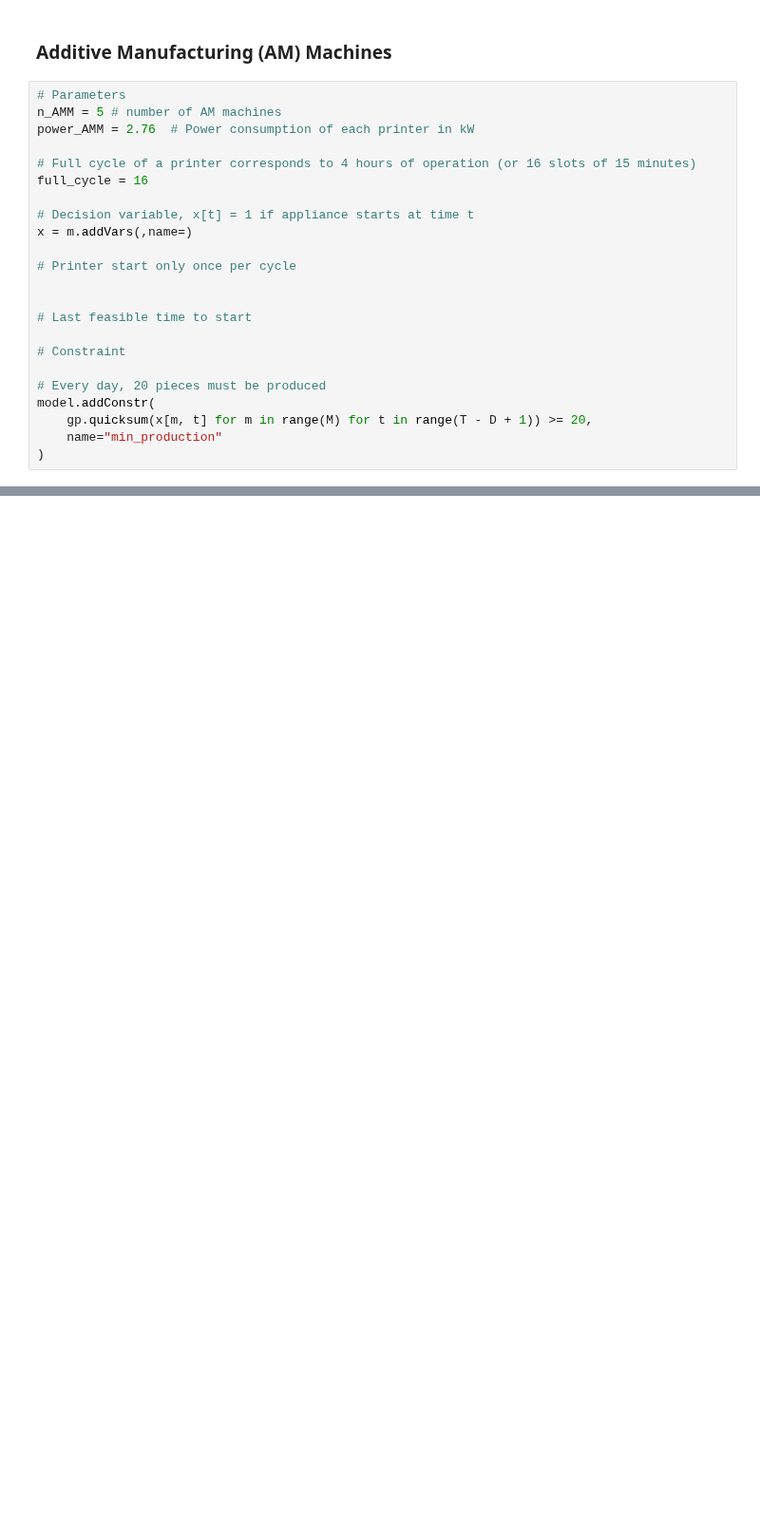
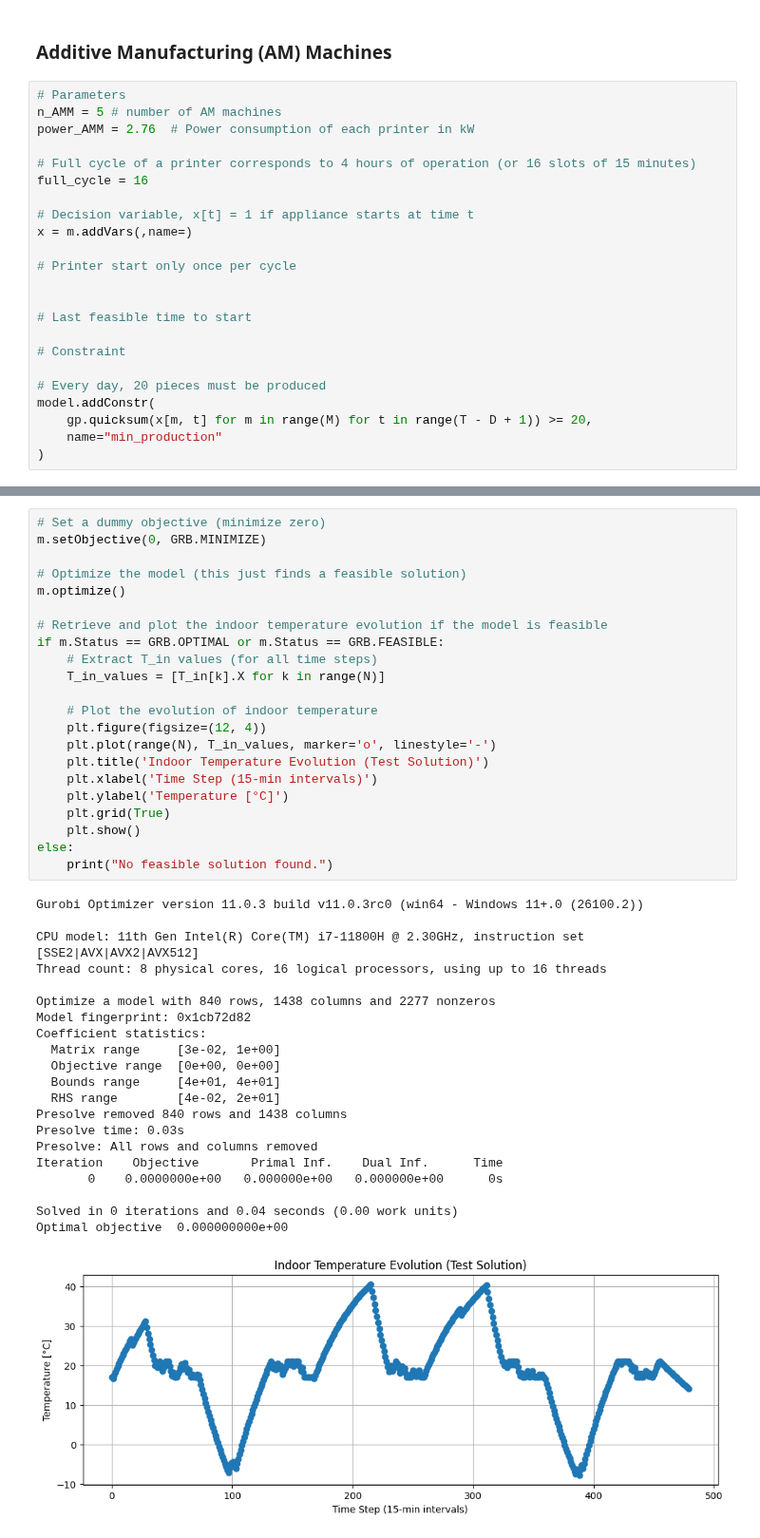
Before and after one commit to mauriacantoine/OptiDemandResponse, a Jupyter notebook: Project.ipynb, the cells around one changed output, grey strips where cells are left out. Shown at 95% size. Saved outputs shown, nothing was run; the diff lists cells and outputs as text; blank space fills up the shorter version.

Commit message:
Heating demand modelization

```diff
--- a/Project.ipynb
+++ b/Project.ipynb
@@ -151,0 +264,44 @@ model.addConstr(
+# %%
+# Set a dummy objective (minimize zero)
+m.setObjective(0, GRB.MINIMIZE)
+
+# Optimize the model (this just finds a feasible solution)
+m.optimize()
+
+# Retrieve and plot the indoor temperature evolution if the model is feasible
+if m.Status == GRB.OPTIMAL or m.Status == GRB.FEASIBLE:
+    # Extract T_in values (for all time steps)
+    T_in_values = [T_in[k].X for k in range(N)]
+
+    # Plot the evolution of indoor temperature
+    plt.figure(figsize=(12, 4))
+    plt.plot(range(N), T_in_values, marker='o', linestyle='-')
+    plt.title('Indoor Temperature Evolution (Test Solution)')
+    plt.xlabel('Time Step (15-min intervals)')
+    plt.ylabel('Temperature [°C]')
+    plt.grid(True)
+    plt.show()
+else:
+    print("No feasible solution found.")
+# %% [output]
+Gurobi Optimizer version 11.0.3 build v11.0.3rc0 (win64 - Windows 11+.0 (26100.2))
+
+CPU model: 11th Gen Intel(R) Core(TM) i7-11800H @ 2.30GHz, instruction set [SSE2|AVX|AVX2|AVX512]
+Thread count: 8 physical cores, 16 logical processors, using up to 16 threads
+
+Optimize a model with 840 rows, 1438 columns and 2277 nonzeros
+Model fingerprint: 0x1cb72d82
+Coefficient statistics:
+  Matrix range     [3e-02, 1e+00]
+  Objective range  [0e+00, 0e+00]
+  Bounds range     [4e+01, 4e+01]
+  RHS range        [4e-02, 2e+01]
+Presolve removed 840 rows and 1438 columns
+Presolve time: 0.03s
+Presolve: All rows and columns removed
+Iteration    Objective       Primal Inf.    Dual Inf.      Time
+       0    0.0000000e+00   0.000000e+00   0.000000e+00      0s
+
+Solved in 0 iterations and 0.04 seconds (0.00 work units)
+Optimal objective  0.000000000e+00
+[figure, added]
```
Also changed, not shown: parts of 10 cells of this notebook, 1 other file.
